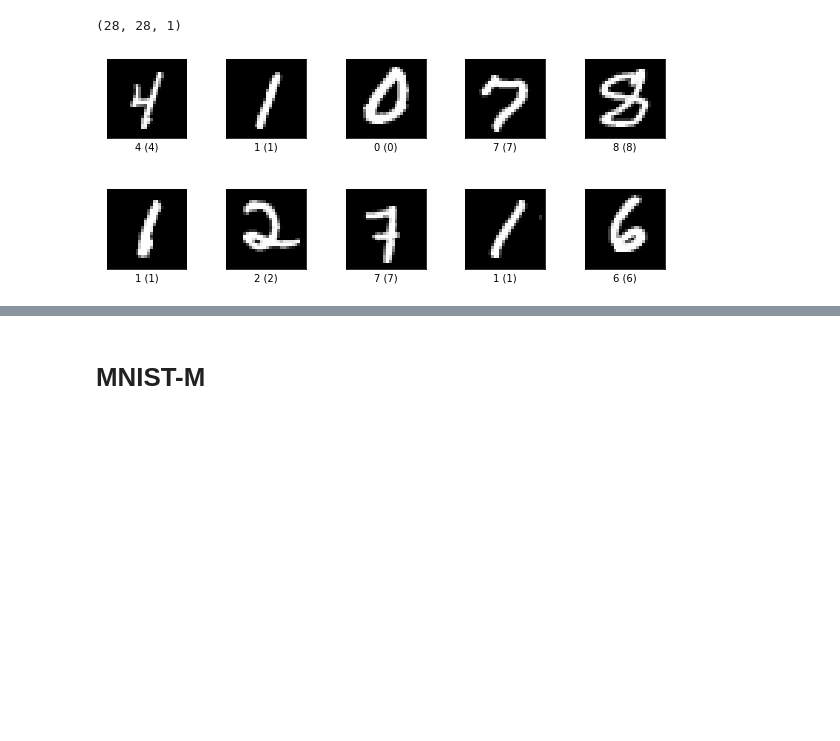
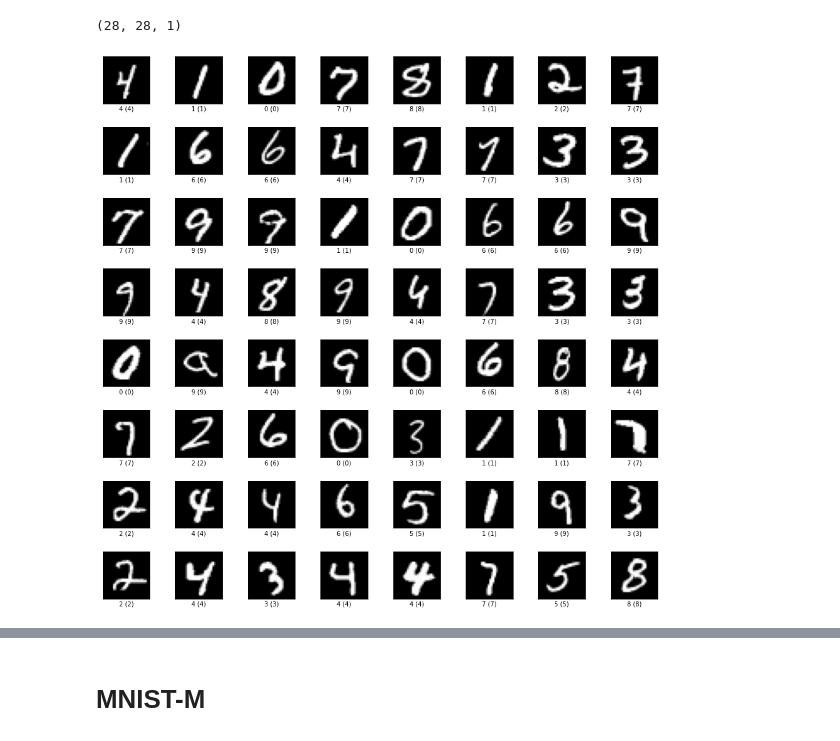
Before and after one commit to LukasHedegaard/dage, a Jupyter notebook: notebooks/dataset-vis.ipynb, the cells around one changed output, grey strips where cells are left out. Cells and saved outputs as stored; diff of their text form; code cells hidden in the pictures; blank space fills up the shorter version.

Commit message:
Update notebooks and figures

```diff
--- a/notebooks/dataset-vis.ipynb
+++ b/notebooks/dataset-vis.ipynb
@@ -170,9 +170,9 @@ mnist_info.features['image'].shape
 # %% [output]
 (28, 28, 1)
 # %%
-fig = tfds.show_examples(mnist_info, mnist_ds, rows=2, cols=5, plot_scale=2.0)
+fig = tfds.show_examples(mnist_info, mnist_ds, rows=8, cols=8, plot_scale=2.0)
 # %% [output]
-[figure, old version]
+[figure, new version]
 # %%
 np_arr = np.concatenate(list(map(lambda x: x['image'].numpy(), list(mnist_ds))))
 mnist_mean = np_arr.mean(axis=(0,1))
```
Also changed, not shown: parts of 4 cells of this notebook, 15 other files.
